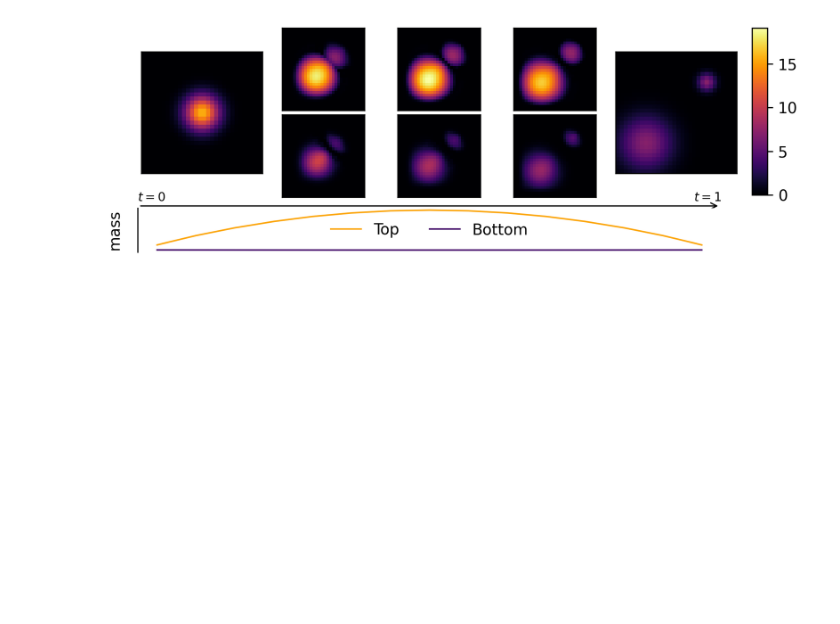
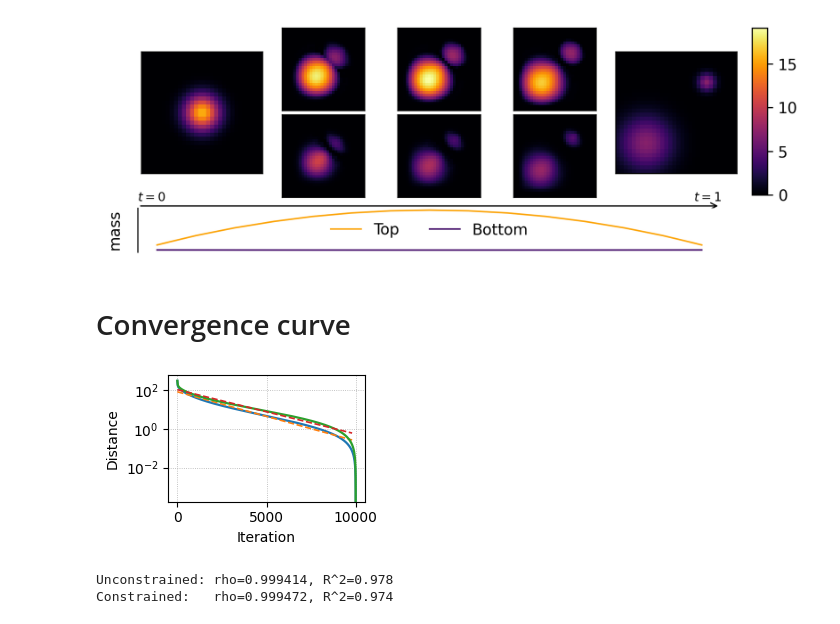
Before and after one commit to mao1756/acuot, a Jupyter notebook: paper/001-total-mass-constraint.ipynb, the cells around one changed output. Drawn from its saved outputs; the diff is of its cells as text; code cells hidden in the pictures; blank space fills up the shorter version.

Commit message:
add convergence plots

```diff
--- a/paper/001-total-mass-constraint.ipynb
+++ b/paper/001-total-mass-constraint.ipynb
@@ -147,7 +147,7 @@ rho_1 /= (np.sum(rho_1) / 256)
 
 # Unconstrained geodesic
 T = 15
-z, lists = computeGeodesic(rho_0, rho_1, T, (1.0, 1.0), niter = 10000)
+z, lists1 = computeGeodesic(rho_0, rho_1, T, (1.0, 1.0), niter = 10000, track_terminal_distance=True)
 
 WFR = np.sqrt(z.V.energy(1.0, 2.0, 2.0))
 SHK = WFR_to_SHK(WFR)
@@ -161,7 +161,7 @@ reparam_D = reparametrize_mass_distributions(z.U.D[0], SHK, r0, r1, (1, K), (1,
 H = [[np.ones((T, K)), np.zeros((T, K)), np.zeros((T, K))]]
 GL = [np.ones(T)]
 GU = [np.ones(T)]
-z, lists = computeGeodesic(rho_0, rho_1, T, (1.0, 1.0), H=H, GL=GL, GU=GU, niter = 10000)
+z, lists2 = computeGeodesic(rho_0, rho_1, T, (1.0, 1.0), H=H, GL=GL, GU=GU, niter = 10000, track_terminal_distance=True)
 
 # Calculate the L2 distance between the reparametrized distribution and the constrained distribution
 l2_distance = np.linalg.norm(reparam_D - z.U.D[0], ord=2) * np.sqrt(1 / (K * T))
@@ -876,3 +876,55 @@ plt.close(fig)
 # %% [output]
 (15,)
 [figure]
+# %% [markdown]
+# Convergence curve
+# %%
+unconstrained_distance = lists1[3]
+constrained_distance   = lists2[3]
+
+def geom_fit(err, trim_tail=0.02):
+    e = np.asarray(err, float)
+    k = np.arange(len(e))
+    m = (e > 0) & np.isfinite(e)
+    k, e = k[m], e[m]
+    if len(e) > 10 and 0 < trim_tail < 1:
+        cut = int(len(e) * (1 - trim_tail))  # drop last ~2% near machine zero
+        k, e = k[:cut], e[:cut]
+    y = np.log(e)                            # log-linear fit: y ~ b + s k
+    s, b = np.polyfit(k, y, 1)
+    yhat = b + s * k
+    ss_res = np.sum((y - yhat)**2)
+    ss_tot = np.sum((y - y.mean())**2)
+    r2 = 1 - ss_res/ss_tot if ss_tot > 0 else np.nan
+    rho = float(np.exp(s))
+    ehat = np.exp(yhat)
+    return k, ehat, rho, r2
+
+# your data
+u = np.asarray(unconstrained_distance, float)
+c = np.asarray(constrained_distance, float)
+
+# fits
+ku, uhat, rho_u, r2_u = geom_fit(u)
+kc, chat, rho_c, r2_c = geom_fit(c)
+
+# --- Figure 1 (no legend) ---
+plt.figure(figsize=(3, 2))
+plt.semilogy(u, linewidth=1.6)
+plt.semilogy(ku, uhat, '--', linewidth=1.2)
+plt.semilogy(c, linewidth=1.6)
+plt.semilogy(kc, chat, '--', linewidth=1.2)
+plt.xlabel('Iteration')
+plt.ylabel('Distance')
+#plt.title('Convergence of the Proximal Algorithm')
+plt.grid(True, which='both', linestyle=':', linewidth=0.6)
+plt.tight_layout()
+plt.savefig("figures/016-convergence-plot-shk.png", dpi=600, bbox_inches='tight')
+plt.show()
+
+print(f"Unconstrained: rho={rho_u:.6f}, R^2={r2_u:.3f}")
+print(f"Constrained:   rho={rho_c:.6f}, R^2={r2_c:.3f}")
+# %% [output]
+[figure, added]
+Unconstrained: rho=0.999414, R^2=0.978
+Constrained:   rho=0.999472, R^2=0.974
```
Also changed, not shown: 4 other files.
